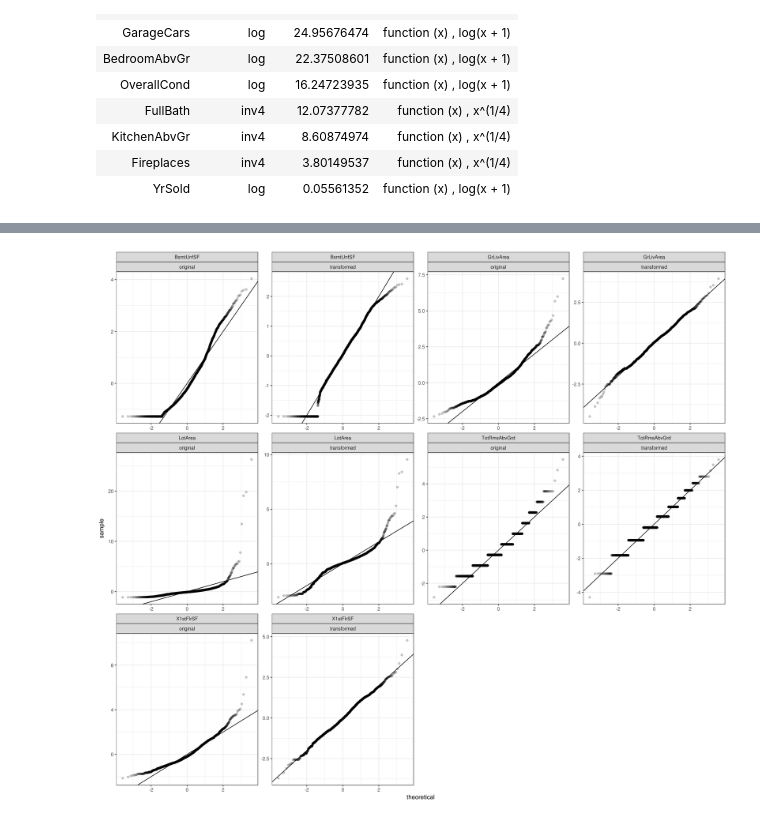
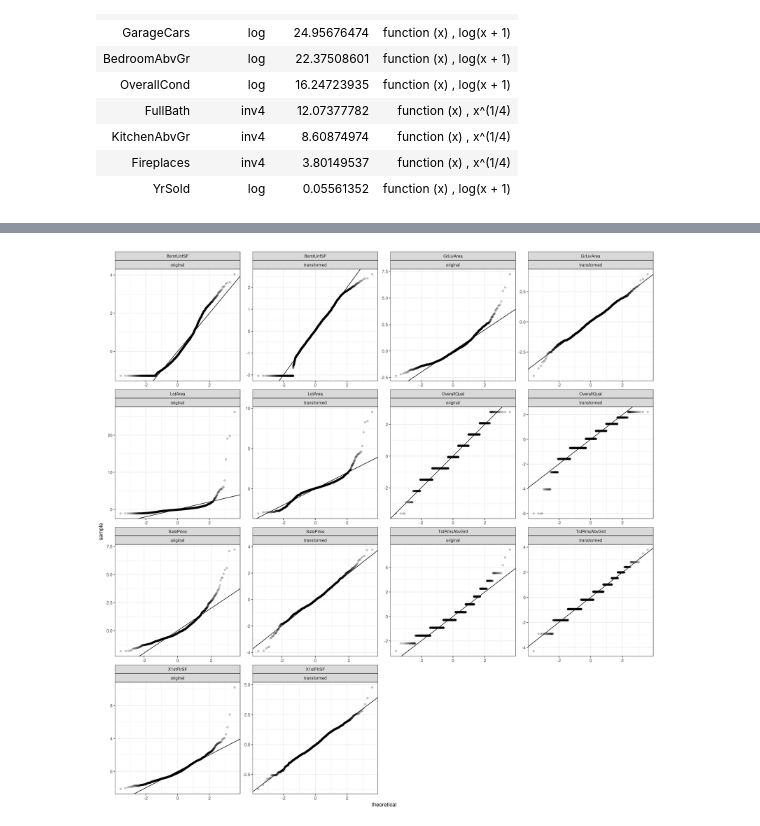
Before and after one commit to MatrixNorm/kaggle, a Jupyter notebook: rbooks/house_prices/04_transform_numeric.ipynb, the cells around one changed output, grey strips where cells are left out. Cells and saved outputs as stored; diff of their text form; code cells hidden in the pictures.

```diff
--- a/rbooks/house_prices/04_transform_numeric.ipynb
+++ b/rbooks/house_prices/04_transform_numeric.ipynb
@@ -61,13 +94,16 @@ transformation_config
 # %%
-options(repr.plot.width = 16, repr.plot.height = 14, repr.plot.res=280)
+df <- house_prices$trans$numeric$Tran$for_qq_plot(
+    combined_dataset,
+    transformation_config %>% filter(progress_score > 25)
+)
 
-df <- house_prices$trans$numeric$Tran$for_qq_plot(combined_dataset, transformation_config)
+options(repr.plot.width = 16, repr.plot.height = 16, repr.plot.res=280)
 
 df %>%
 ggplot() +
 geom_qq(aes(sample=normed_value), alpha=0.2) +
 facet_wrap(var~tran, ncol=4, scales="free") +
 geom_abline(slope=1) +
 theme_bw()
 # %% [output]
-[figure, old version]
+[figure, new version]
```
Also changed, not shown: parts of 5 cells of this notebook, 3 other files.
